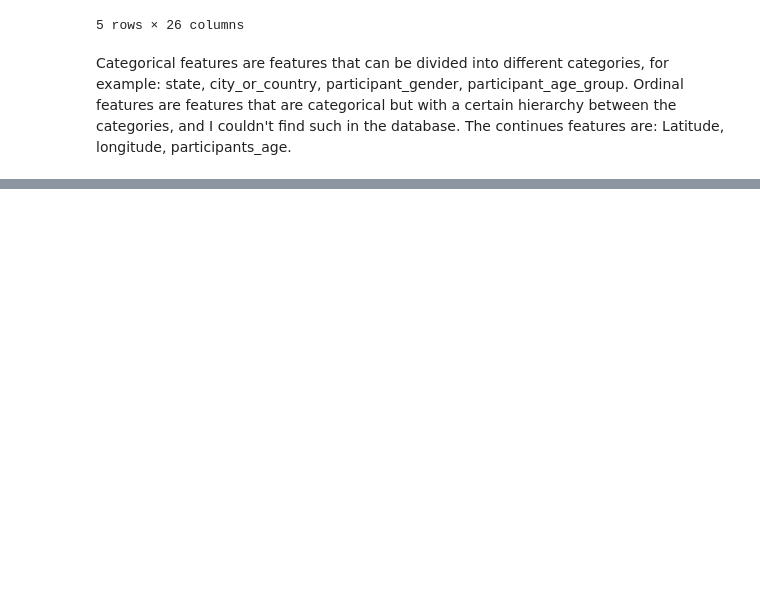
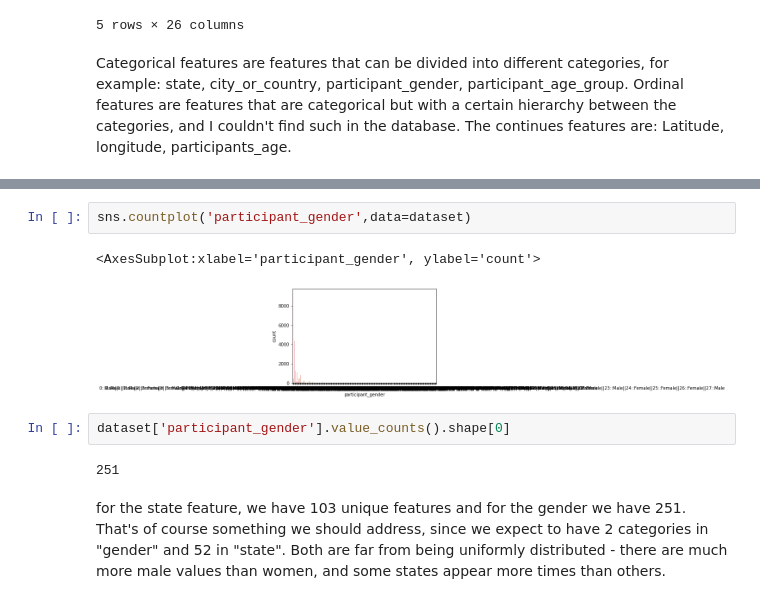
Before and after one commit to razbareli/Applied-Competitive-Lab-in-Data-Science-67818, a Jupyter notebook: week1/sol1.ipynb, the cells around one changed output, grey strips where cells are left out. Saved outputs shown, nothing was run; the diff lists cells and outputs as text; blank space fills up the shorter version.

```diff
--- a/week1/sol1.ipynb
+++ b/week1/sol1.ipynb
@@ -22,0 +36,12 @@ The continues features are: Latitude, longitude, participants_age.
+# %%
+sns.countplot('participant_gender',data=dataset)
+# %% [output]
+<AxesSubplot:xlabel='participant_gender', ylabel='count'>
+[figure, added]
+# %%
+dataset['participant_gender'].value_counts().shape[0]
+# %% [output]
+251
+# %% [markdown]
+for the state feature, we have 103 unique features and for the gender we have 251. That's of course something we should address, since we expect to have 2 categories in "gender" and 52 in "state".
+Both are far from being uniformly distributed - there are much more male values than women, and some states appear more times than others.
```
Also changed, not shown: parts of 5 cells of this notebook.
